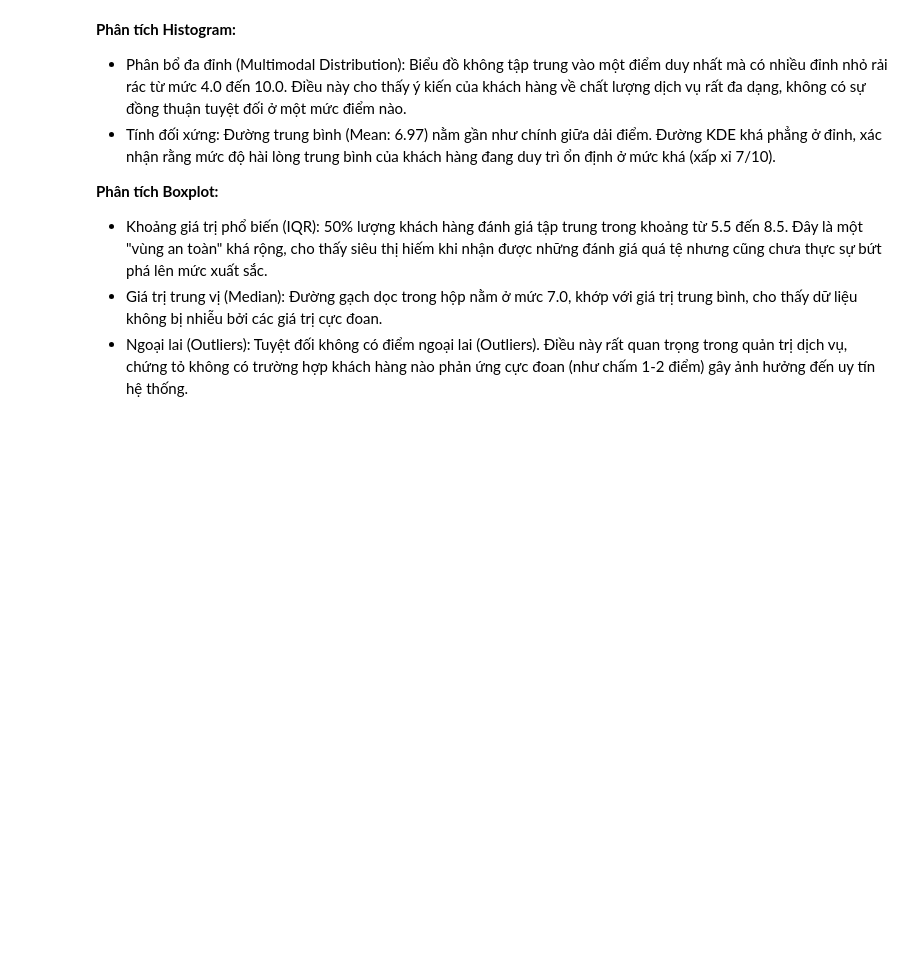
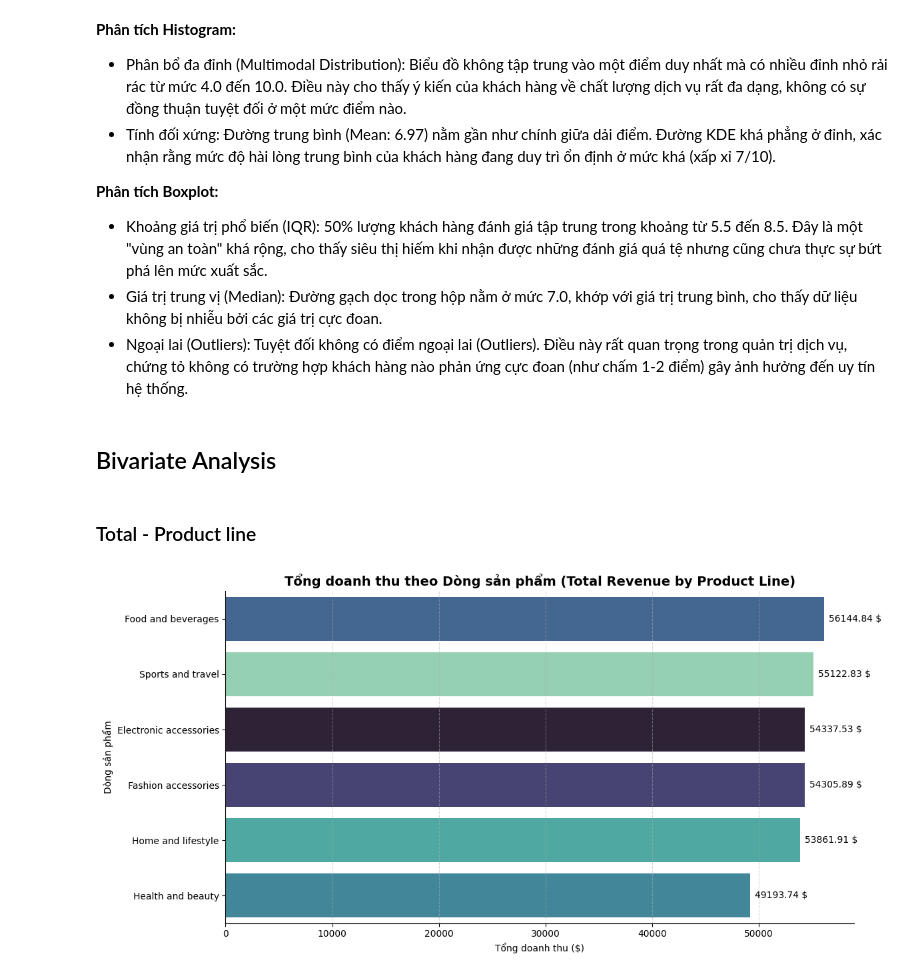
Before and after one commit to Jackxeid/Learn---MindX, a Jupyter notebook: Final Project/finalProject.ipynb, the cells around one changed output. Drawn from its saved outputs; the diff is of its cells as text; code cells hidden in the pictures; blank space fills up the shorter version.

Commit message:
Seventh chart

```diff
--- a/Final Project/finalProject.ipynb
+++ b/Final Project/finalProject.ipynb
@@ -449,3 +442,33 @@ plt.show()
 - Khoảng giá trị phổ biến (IQR): 50% lượng khách hàng đánh giá tập trung trong khoảng từ 5.5 đến 8.5. Đây là một "vùng an toàn" khá rộng, cho thấy siêu thị hiếm khi nhận được những đánh giá quá tệ nhưng cũng chưa thực sự bứt phá lên mức xuất sắc.
 - Giá trị trung vị (Median): Đường gạch dọc trong hộp nằm ở mức 7.0, khớp với giá trị trung bình, cho thấy dữ liệu không bị nhiễu bởi các giá trị cực đoan.
 - Ngoại lai (Outliers): Tuyệt đối không có điểm ngoại lai (Outliers). Điều này rất quan trọng trong quản trị dịch vụ, chứng tỏ không có trường hợp khách hàng nào phản ứng cực đoan (như chấm 1-2 điểm) gây ảnh hưởng đến uy tín hệ thống.
+# %% [markdown]
+## Bivariate Analysis
+# %% [markdown]
+### Total - Product line
+# %%
+total_by_product = df.groupby('Product line')['Total'].sum().sort_values(ascending=False).reset_index()
+
+plt.figure(figsize=(12, 6))
+ax = sns.barplot(
+    data=total_by_product,
+    x='Total',
+    y='Product line',
+    hue = 'Product line',
+    palette='mako',
+	order=total_by_product['Product line']
+)
+
+for container in ax.containers:
+    ax.bar_label(container, fmt='%.2f $', padding=5)
+
+plt.title('Tổng doanh thu theo Dòng sản phẩm (Total Revenue by Product Line)', fontsize=14, fontweight='bold')
+plt.xlabel('Tổng doanh thu ($)')
+plt.ylabel('Dòng sản phẩm')
+plt.grid(axis='x', linestyle='--', alpha=alpha)
+
+sns.despine(right=True, top=True)
+plt.tight_layout()
+plt.show()
+# %% [output]
+[figure, added]
```
Also changed, not shown: parts of 4 cells of this notebook.
